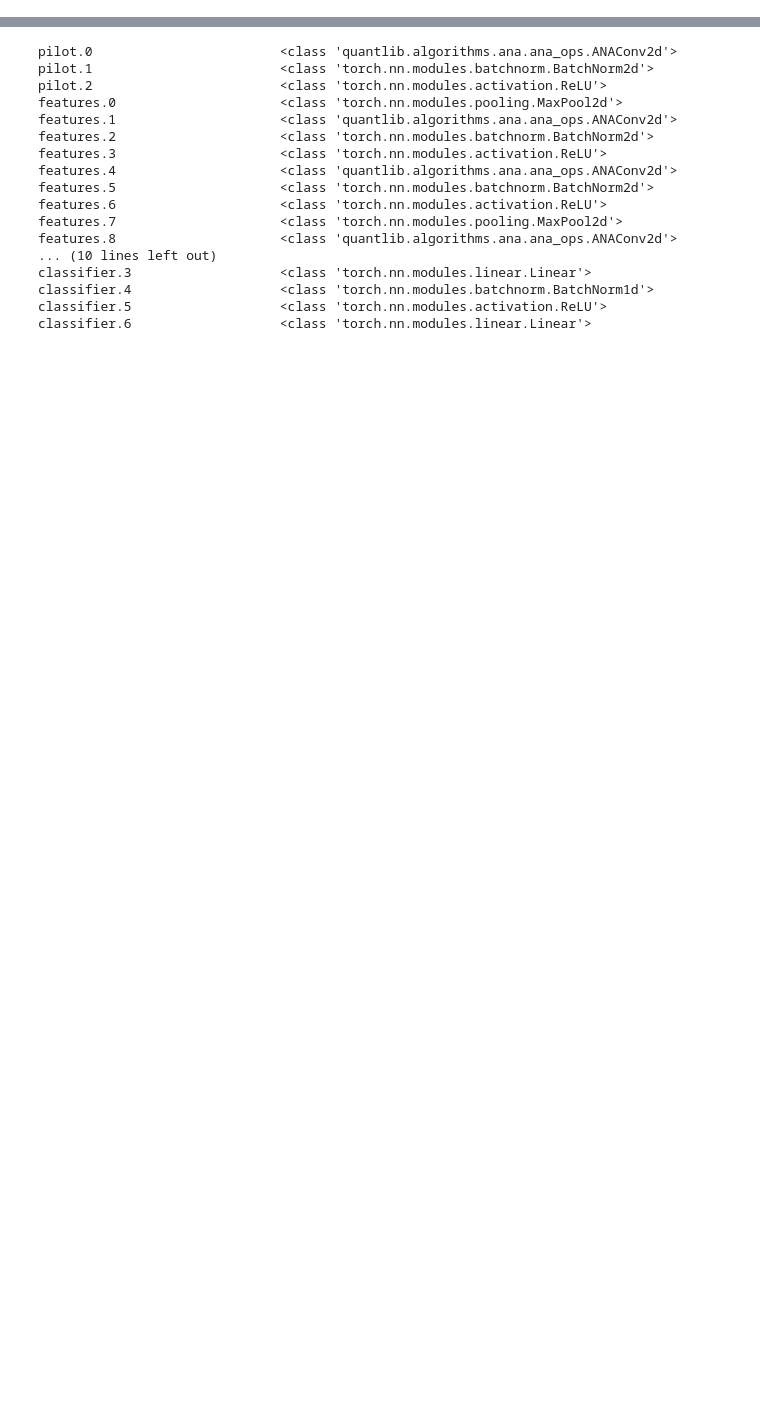
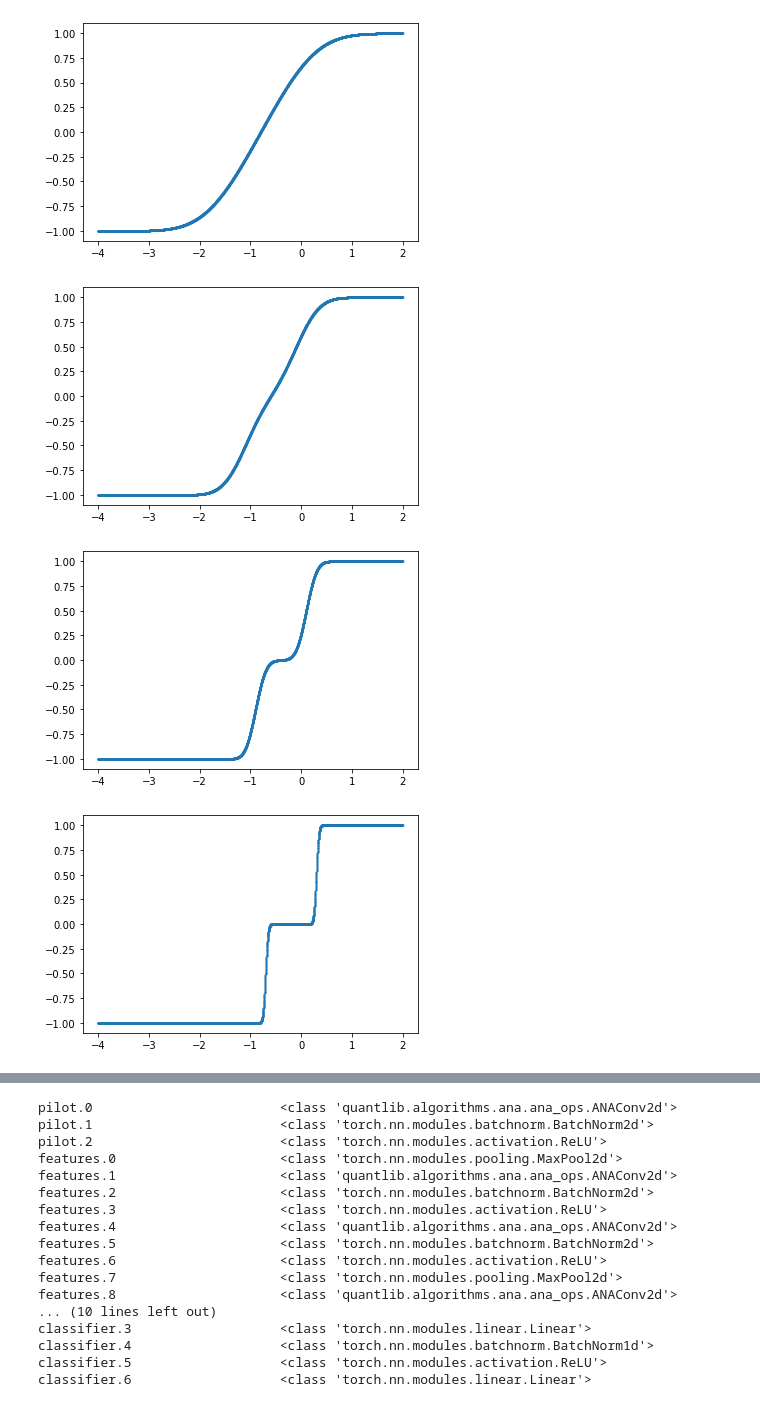
Before and after one commit to pulp-platform/quantlab, a Jupyter notebook: examples/float2fake2true/ana/ana.ipynb, the cells around one changed output, grey strips where cells are left out. Drawn from its saved outputs; the diff is of its cells as text; code cells hidden in the pictures; blank space fills up the shorter version.

```diff
--- a/examples/float2fake2true/ana/ana.ipynb
+++ b/examples/float2fake2true/ana/ana.ipynb
@@ -32,19 +55,0 @@ For this reason, when targetting extremely resource-constrained computers that b
-# %%
-import torch
-import matplotlib.pyplot as plt
-
-import quantlib.algorithms as qa
-
-
-act = qa.ana.ANAActivation({'nbits': 2, 'signed': True, 'balanced': True, 'eps': 1.0}, 'normal')
-
-x = torch.arange(-4.0, 2.0, step=0.01).to(dtype=torch.float32)
-x.requires_grad = False
-
-for lambda_ in torch.arange(1.0, -0.1, step=-0.1):
-
-    act.set_fnoise(-lambda_, (-lambda_) ** 2)
-    y = act(x)
-
-    plt.plot(x, y)
-    plt.show()
@@ -166,0 +168,23 @@ net = VGG('VGG8', use_bn_features=True, use_bn_classifier=True)
+# %%
+import matplotlib.pyplot as plt
+
+import quantlib.algorithms as qa
+
+
+act = qa.ana.ANAActivation({'nbits': 2, 'signed': True, 'balanced': True, 'eps': 1.0}, 'normal')
+
+x = torch.arange(-4.0, 2.0, step=0.001).to(dtype=torch.float32)
+x.requires_grad = False
+
+for lambda_ in torch.arange(0.8, -0.1, step=-0.2):
+
+    act.set_fnoise(-lambda_, (-lambda_) ** 2)
+    y = act(x)
+
+    plt.scatter(x, y, s=1)
+    plt.show()
+# %% [output]
+[figure, new version]
+[figure, new version]
+[figure, new version]
+[figure, new version]
```
Also changed, not shown: parts of 48 cells of this notebook, 2 other files.
